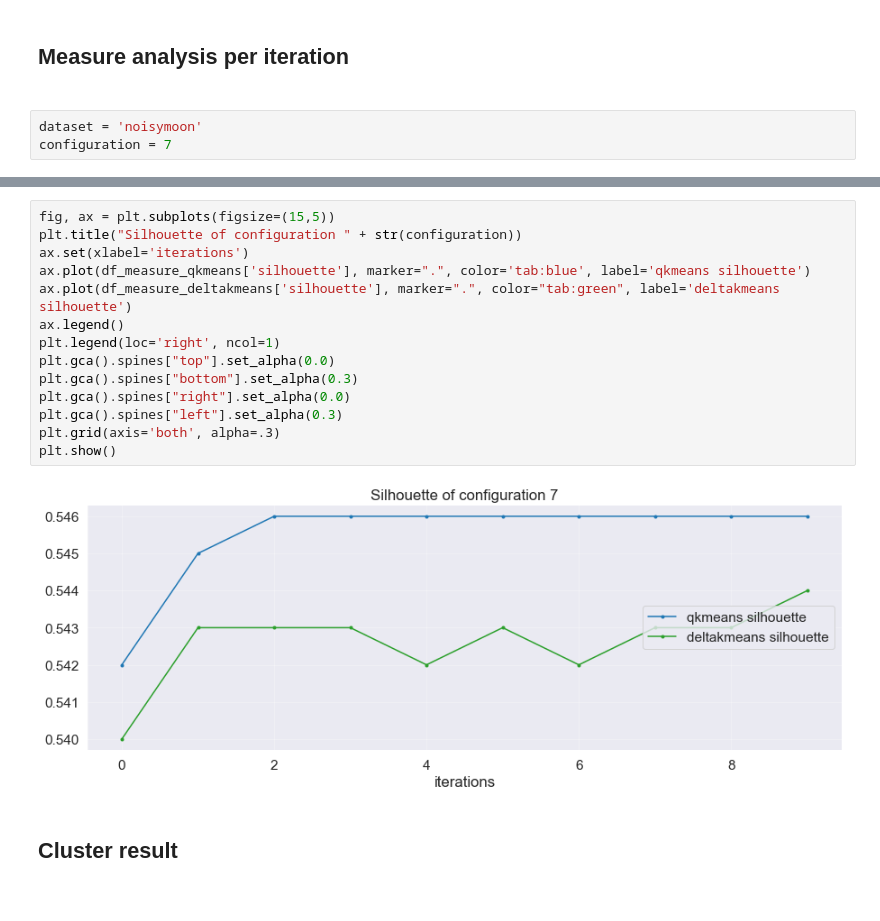
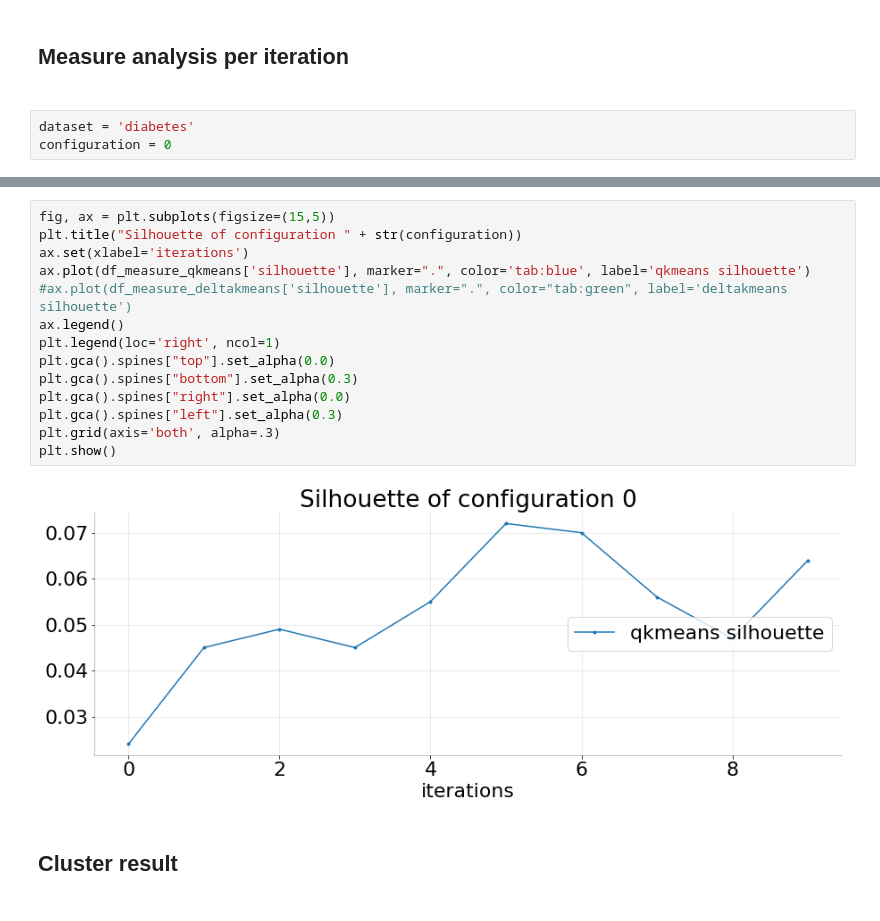
Before and after one commit to AlessandroPoggiali/QKmeans, a Jupyter notebook: test_analysis.ipynb, the cells around one changed output, grey strips where cells are left out. Cells and saved outputs as stored; diff of their text form.

```diff
--- a/test_analysis.ipynb
+++ b/test_analysis.ipynb
@@ -159,7 +160,7 @@ plt.show()
 # %% [markdown]
 <h2>Measure analysis per iteration<h2>
 # %%
-dataset = 'noisymoon'
-configuration = 7
+dataset = 'diabetes'
+configuration = 0
 # %%
 df_measure_qkmeans = pd.read_csv("result/measures/" + str(dataset) + "_qkmeans_" + str(configuration) + ".csv", sep=',')
@@ -215,19 +216,19 @@ plt.show()
 # %%
 fig, ax = plt.subplots(figsize=(15,5))
 plt.title("Silhouette of configuration " + str(configuration))
 ax.set(xlabel='iterations')
 ax.plot(df_measure_qkmeans['silhouette'], marker=".", color='tab:blue', label='qkmeans silhouette')
-ax.plot(df_measure_deltakmeans['silhouette'], marker=".", color="tab:green", label='deltakmeans silhouette')
+#ax.plot(df_measure_deltakmeans['silhouette'], marker=".", color="tab:green", label='deltakmeans silhouette')
 ax.legend()
 plt.legend(loc='right', ncol=1)
 plt.gca().spines["top"].set_alpha(0.0)
 plt.gca().spines["bottom"].set_alpha(0.3)
 plt.gca().spines["right"].set_alpha(0.0)
 plt.gca().spines["left"].set_alpha(0.3)
 plt.grid(axis='both', alpha=.3)
 plt.show()
 # %% [output]
-[figure, old version]
+[figure, new version]
 # %% [markdown]
 <h2>Cluster result<h2>
 # %%
```
Also changed, not shown: parts of 40 cells of this notebook, 49 other files.
